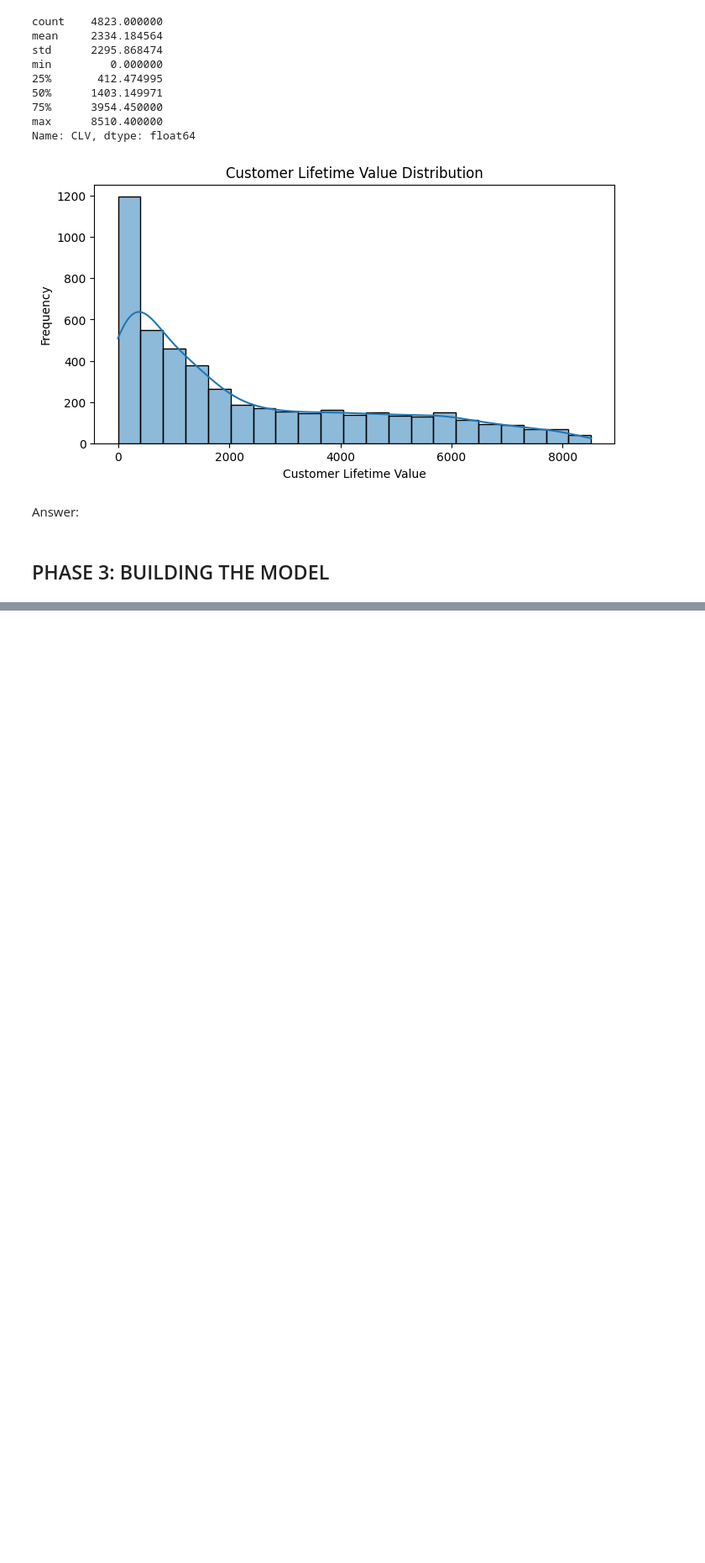
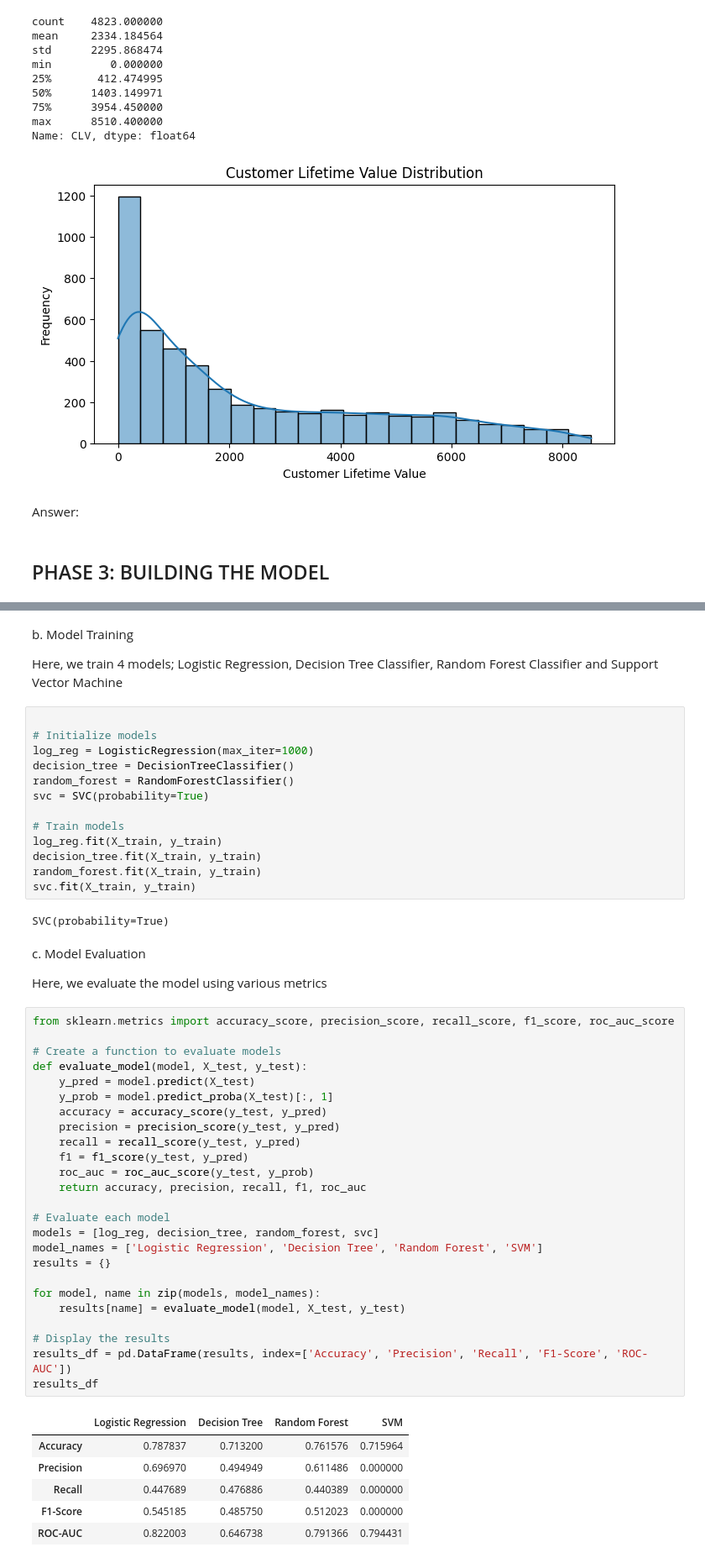
Before and after one commit to MillicentAgyir/LP2-Classification-Project, a Jupyter notebook: Notebooks/main.ipynb, the cells around one changed output, grey strips where cells are left out. Shown at 84% size. Saved outputs shown, nothing was run; the diff lists cells and outputs as text; blank space fills up the shorter version.

```diff
--- a/Notebooks/main.ipynb
+++ b/Notebooks/main.ipynb
@@ -559,0 +575,55 @@ Answer:
+# %% [markdown]
+b. Model Training
+
+Here, we train 4 models; Logistic Regression, Decision Tree Classifier, Random Forest Classifier  and Support Vector Machine
+# %%
+
+# Initialize models
+log_reg = LogisticRegression(max_iter=1000)
+decision_tree = DecisionTreeClassifier()
+random_forest = RandomForestClassifier()
+svc = SVC(probability=True)
+
+# Train models
+log_reg.fit(X_train, y_train)
+decision_tree.fit(X_train, y_train)
+random_forest.fit(X_train, y_train)
+svc.fit(X_train, y_train)
+# %% [output]
+SVC(probability=True)
+# %% [markdown]
+c. Model Evaluation
+
+Here, we evaluate the model using various metrics
+# %%
+from sklearn.metrics import accuracy_score, precision_score, recall_score, f1_score, roc_auc_score
+
+# Create a function to evaluate models
+def evaluate_model(model, X_test, y_test):
+    y_pred = model.predict(X_test)
+    y_prob = model.predict_proba(X_test)[:, 1]
+    accuracy = accuracy_score(y_test, y_pred)
+    precision = precision_score(y_test, y_pred)
+    recall = recall_score(y_test, y_pred)
+    f1 = f1_score(y_test, y_pred)
+    roc_auc = roc_auc_score(y_test, y_prob)
+    return accuracy, precision, recall, f1, roc_auc
+
+# Evaluate each model
+models = [log_reg, decision_tree, random_forest, svc]
+model_names = ['Logistic Regression', 'Decision Tree', 'Random Forest', 'SVM']
+results = {}
+
+for model, name in zip(models, model_names):
+    results[name] = evaluate_model(model, X_test, y_test)
+
+# Display the results
+results_df = pd.DataFrame(results, index=['Accuracy', 'Precision', 'Recall', 'F1-Score', 'ROC-AUC'])
+results_df
+# %% [output]
+|  | Logistic Regression | Decision Tree | Random Forest | SVM |
+| Accuracy | 0.787837 | 0.713200 | 0.761576 | 0.715964 |
+| Precision | 0.696970 | 0.494949 | 0.611486 | 0.000000 |
+| Recall | 0.447689 | 0.476886 | 0.440389 | 0.000000 |
+| F1-Score | 0.545185 | 0.485750 | 0.512023 | 0.000000 |
+| ROC-AUC | 0.822003 | 0.646738 | 0.791366 | 0.794431 |
```
Also changed, not shown: parts of 6 cells of this notebook, 3 other files.
